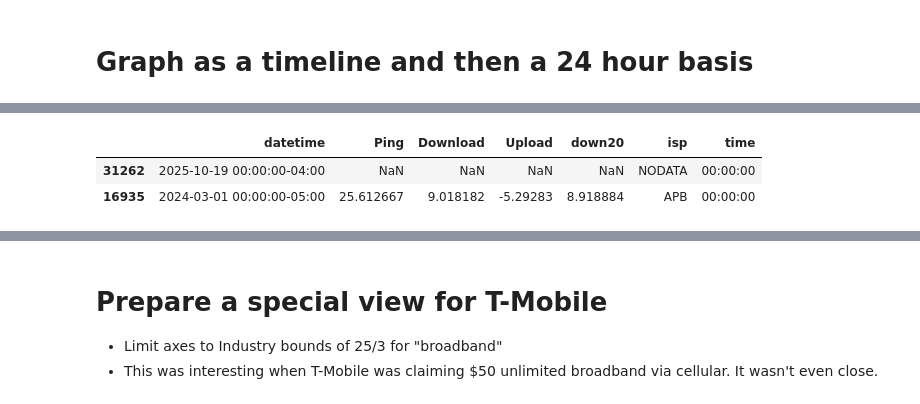
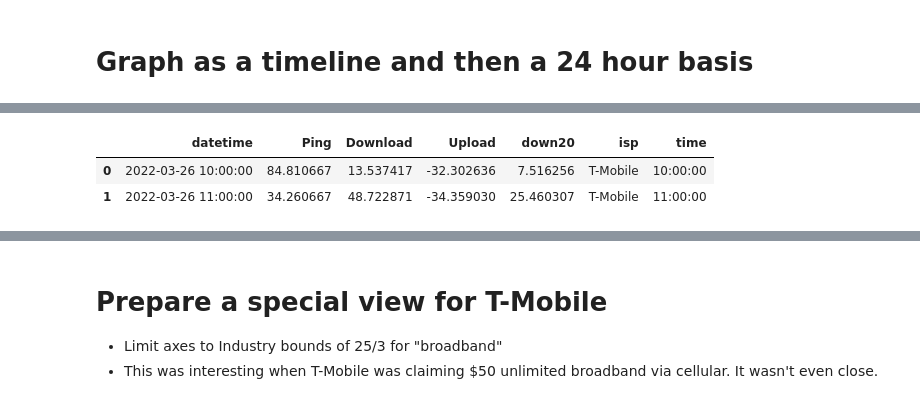
Before and after one commit to quidscio/speedtest_analyzer, a Jupyter notebook: speed-analyzer_csv_1.ipynb, the cells around one changed output, grey strips where cells are left out. Saved outputs shown, nothing was run; the diff lists cells and outputs as text; code cells hidden in the pictures.

```diff
--- a/speed-analyzer_csv_1.ipynb
+++ b/speed-analyzer_csv_1.ipynb
@@ -341,24 +459,35 @@ if False:
 # %%
 def q20(x):
     '''Return the 20% quantile value for a column'''
     return x.quantile(0.2)
+
+# timezone normalization
+def to_local_naive(series):
+    return (
+        pd.to_datetime(series, utc=True)
+          .dt.tz_convert("America/New_York")
+          .dt.tz_localize(None)
+    )
 
 # form s21 as an hourly frame
 s21 = s00.set_index('datetime')
 s21['down20'] = s21['Download']     # Does not really do what I hoped ####
 s21 = s21.resample('1h', origin='start_day').agg({'Ping':'mean','Download':'mean', 'Upload':'mean', 'down20': q20, 'isp':ispx})
 s21['Upload']=s21['Upload']*-1
 s21.reset_index(inplace=True)
+s21["datetime"] = to_local_naive(s21["datetime"])
 s21['time']=s21['datetime'].dt.time.astype(str)
-s21.sort_values('time', inplace=True)
+# 04.26.26 rmh Sort by date and time...not just time!
+s21.sort_values('datetime', inplace=True)
+# s21.sort_values('time', inplace=True)
 #s21.set_index('time',inplace=True)
 
 if True: s21.to_csv('s21_hourly-data.csv', index=False)
 s21.head(2)
 # %% [output]
 |  | datetime | Ping | Download | Upload | down20 | isp | time |
-| 31262 | 2025-10-19 00:00:00-04:00 | NaN | NaN | NaN | NaN | NODATA | 00:00:00 |
-| 16935 | 2024-03-01 00:00:00-05:00 | 25.612667 | 9.018182 | -5.29283 | 8.918884 | APB | 00:00:00 |
+| 0 | 2022-03-26 10:00:00 | 84.810667 | 13.537417 | -32.302636 | 7.516256 | T-Mobile | 10:00:00 |
+| 1 | 2022-03-26 11:00:00 | 34.260667 | 48.722871 | -34.359030 | 25.460307 | T-Mobile | 11:00:00 |
 # %%
 if True:
     # plot full timeline
```
Also changed, not shown: parts of 13 cells of this notebook, 1 other file.
